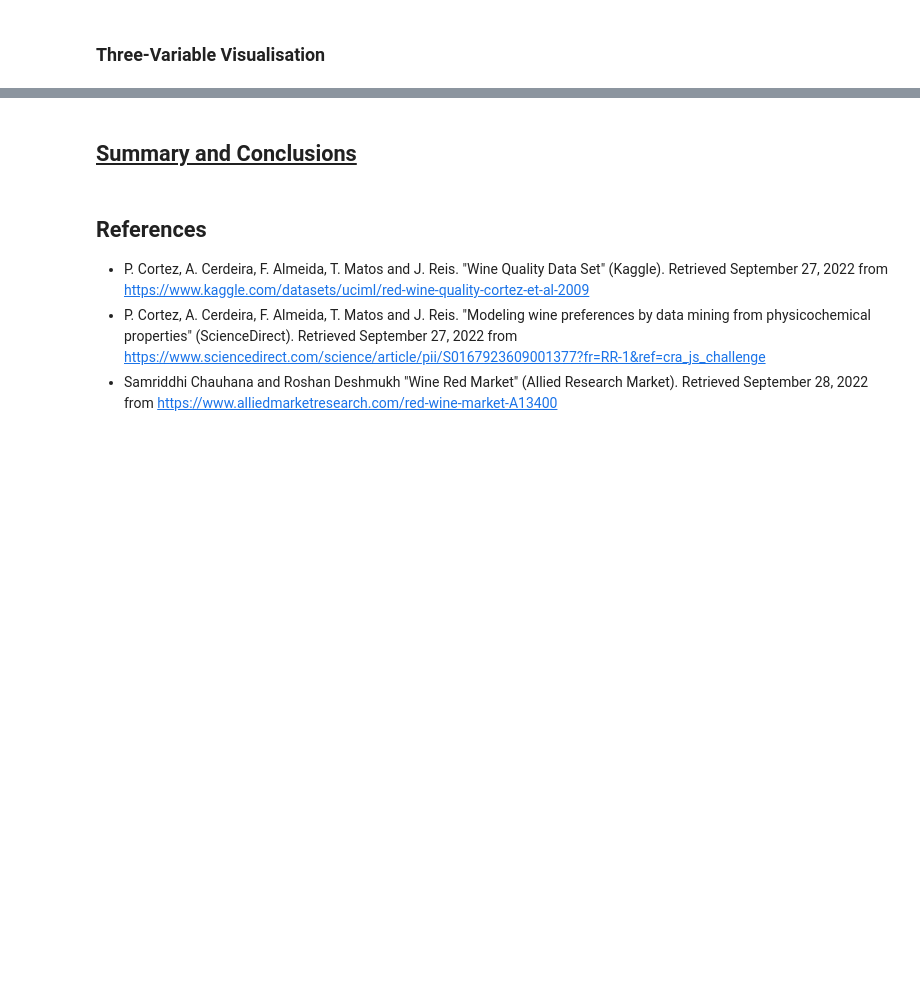
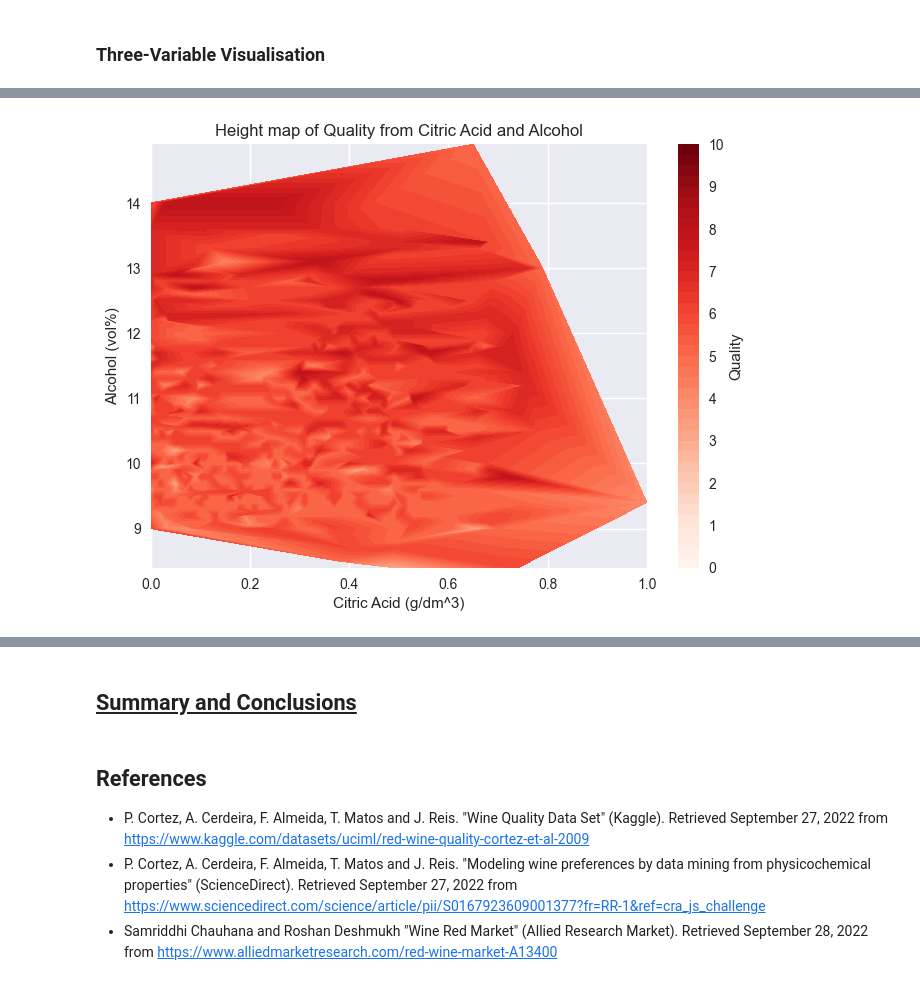
Before and after one commit to Michael-s3943224/MATH2412-Assignment, a Jupyter notebook: Phase1_Group21.ipynb, the cells around one changed output, grey strips where cells are left out. Drawn from its saved outputs; the diff is of its cells as text; code cells hidden in the pictures; blank space fills up the shorter version.

```diff
--- a/Phase1_Group21.ipynb
+++ b/Phase1_Group21.ipynb
@@ -182,0 +224,10 @@ len(wine_df)
+# %%
+levels = np.arange(0, 10.25, 0.25)
+plt.tricontourf(wine_df['citric acid'], wine_df['alcohol'], wine_df['quality'], levels=levels, cmap='Reds')
+plt.title('Height map of Quality from Citric Acid and Alcohol')
+plt.xlabel('Citric Acid (g/dm^3)')
+plt.ylabel('Alcohol (vol%)')
+plt.colorbar(label='Quality', ticks=np.arange(0,11))
+plt.show()
+# %% [output]
+[figure, added]
```
Also changed, not shown: parts of 11 cells of this notebook.
